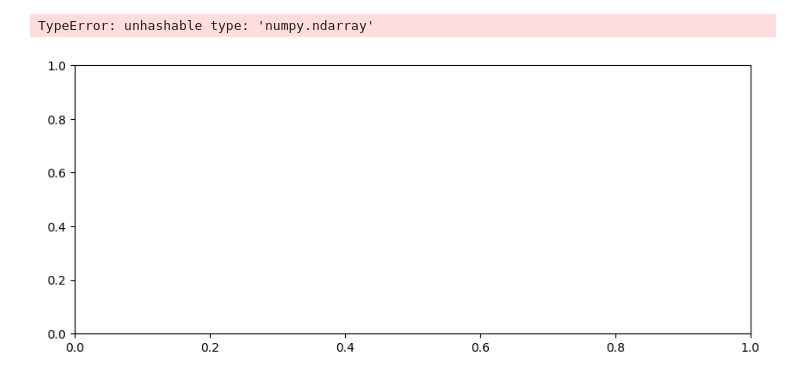
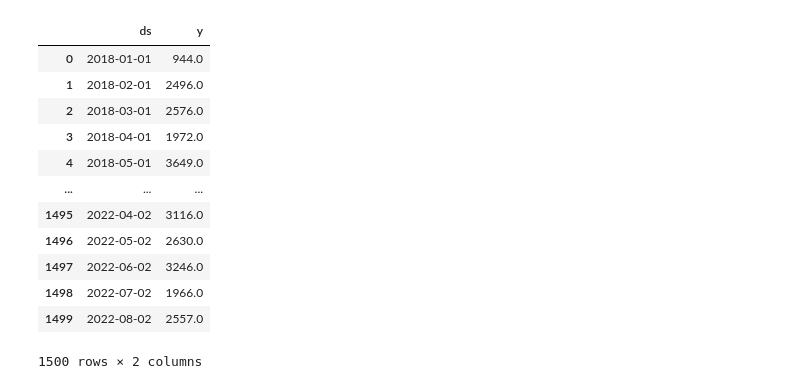
Before and after one commit to Migueldecrayencour/how_green_can_we_go_final, a Jupyter notebook: notebooks/SARIMA.ipynb, the cells around one changed output. Saved outputs shown, nothing was run; the diff lists cells and outputs as text; code cells hidden in the pictures.

```diff
--- a/notebooks/SARIMA.ipynb
+++ b/notebooks/SARIMA.ipynb
@@ -125,12 +125,19 @@ def plot_forecast(fc, train, test, upper=None, lower=None):
         plt.fill_between(lower_series.index, lower_series, upper_series, color='k', alpha=.15)
     plt.title('Forecast vs Actuals')
     plt.legend(loc='upper left', fontsize=8);
-# %%
-forecast_recons = pd.Series(forecast, index=df_test.index)
-lower_recons = confidence_int['lower energie'].values
-upper_recons = confidence_int['upper energie'].values
-
-plot_forecast(forecast, df_train, df_test, upper = upper_recons, lower=lower_recons)
-# %% [output]
-TypeError: unhashable type: 'numpy.ndarray'
-[figure, removed]
+# %%
+data_train
+# %% [output]
+|  | ds | y |
+| 0 | 2018-01-01 | 944.0 |
+| 1 | 2018-02-01 | 2496.0 |
+| 2 | 2018-03-01 | 2576.0 |
+| 3 | 2018-04-01 | 1972.0 |
+| 4 | 2018-05-01 | 3649.0 |
+| ... | ... | ... |
+| 1495 | 2022-04-02 | 3116.0 |
+| 1496 | 2022-05-02 | 2630.0 |
+| 1497 | 2022-06-02 | 3246.0 |
+| 1498 | 2022-07-02 | 1966.0 |
+| 1499 | 2022-08-02 | 2557.0 |
+1500 rows × 2 columns
```
Also changed, not shown: parts of 19 cells of this notebook, 1 other file.
